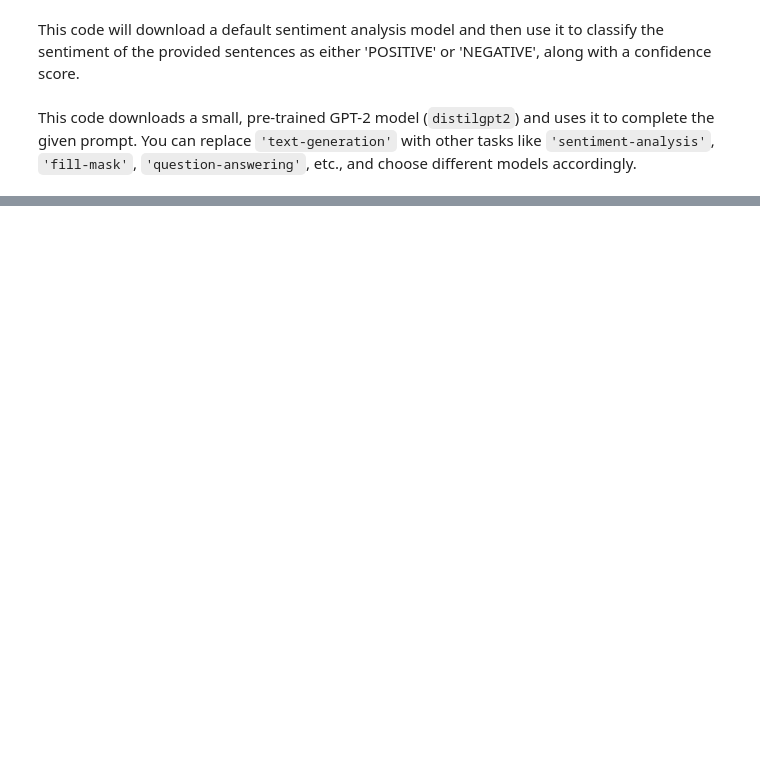
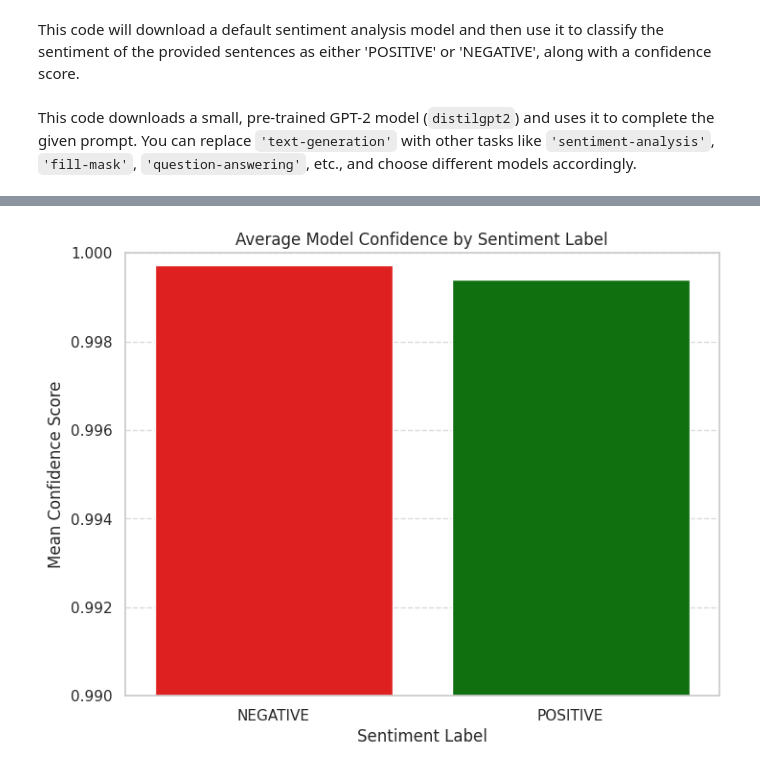
Before and after one commit to alast27-cyber/Lando_Project, a Jupyter notebook: lando1.ipynb, the cells around one changed output, grey strips where cells are left out. Saved outputs shown, nothing was run; the diff lists cells and outputs as text; code cells hidden in the pictures; blank space fills up the shorter version.

```diff
--- a/lando1.ipynb
+++ b/lando1.ipynb
@@ -70,0 +381,17 @@ This code downloads a small, pre-trained GPT-2 model (`distilgpt2`) and uses it
+# %%
+import matplotlib.pyplot as plt
+import seaborn as sns
+
+# Visualize the average confidence scores
+plt.figure(figsize=(8, 6))
+sns.barplot(x=avg_scores.index, y=avg_scores.values, hue=avg_scores.index, palette=['red', 'green'], legend=False)
+
+# Focus the y-axis on the high-confidence range to see small differences
+plt.ylim(0.99, 1.0)
+plt.title('Average Model Confidence by Sentiment Label')
+plt.xlabel('Sentiment Label')
+plt.ylabel('Mean Confidence Score')
+plt.grid(axis='y', linestyle='--', alpha=0.7)
+plt.show()
+# %% [output]
+[figure, added]
```
Also changed, not shown: parts of 256 cells of this notebook.
